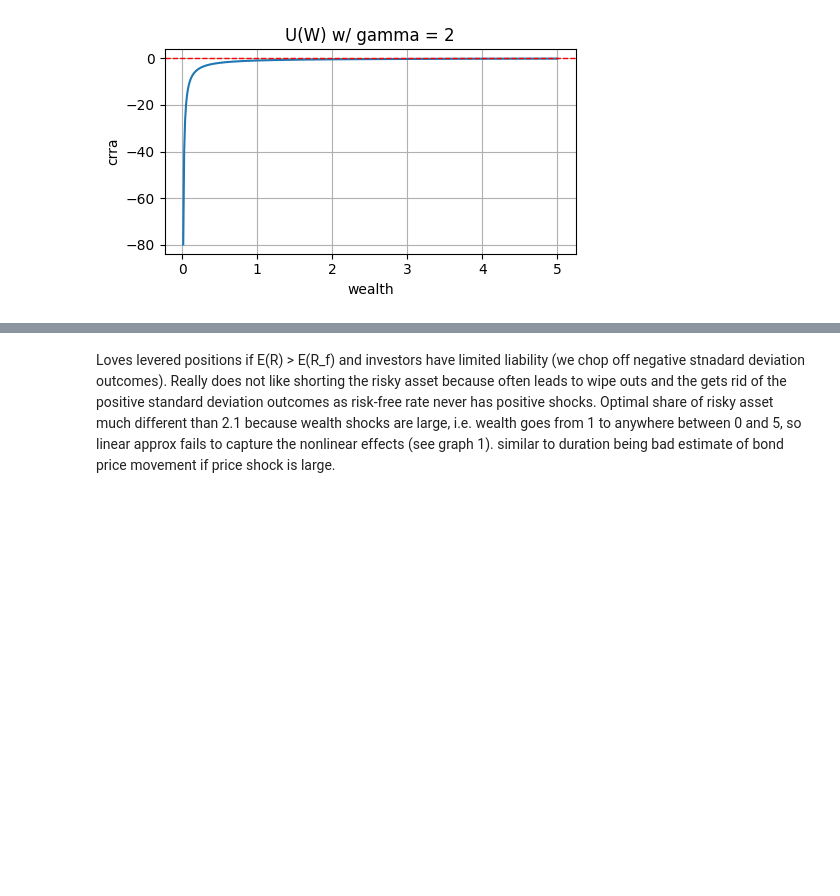
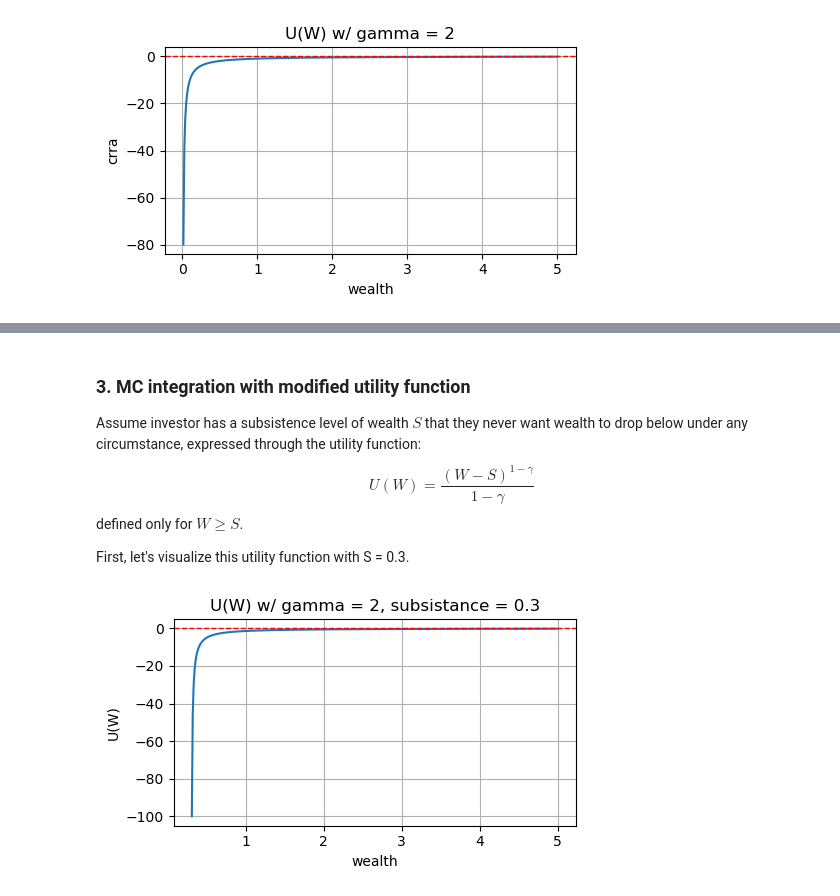
Before and after one commit to wickmanb22/ModernAppliedOptimization, a Jupyter notebook: asset_pricing_hw2.ipynb, the cells around one changed output, grey strips where cells are left out. Cells and saved outputs as stored; diff of their text form; code cells hidden in the pictures; blank space fills up the shorter version.

```diff
--- a/asset_pricing_hw2.ipynb
+++ b/asset_pricing_hw2.ipynb
@@ -161,2 +190,29 @@ plt.grid(True);plt.tight_layout();plt.legend();plt.show()
 # %% [markdown]
-Loves levered positions if E(R) > E(R_f) and investors have limited liability (we chop off negative stnadard deviation outcomes). Really does not like shorting the risky asset because often leads to wipe outs and the gets rid of the positive standard deviation outcomes as risk-free rate never has positive shocks. Optimal share of risky asset much different than 2.1 because wealth shocks are large, i.e. wealth goes from 1 to anywhere between 0 and 5, so linear approx fails to capture the nonlinear effects (see graph 1). similar to duration being bad estimate of bond price movement if price shock is large.
+### 3. MC integration with modified utility function
+
+Assume investor has a subsistence level of wealth $S$ that they never want wealth to drop below under any circumstance, expressed through the utility function:
+   $$U(W) = \frac{(W - S)^{1-\gamma}}{1-\gamma}$$
+ defined only for $W\geq S$.
+
+First, let's visualize this utility function with S = 0.3.
+# %%
+# Subsistence level utility function
+def subsistence_utility(w, s, gamma):
+    if gamma == 1:
+        return np.log(w)  # avoid log(0)
+    else:
+        util_vec = (w - s) ** (1 - gamma) / (1 - gamma)
+        #return  np.where(util_vec < -50, 0, util_vec)
+        return util_vec
+
+# Plot the subsistence utility function with gamma = 2, s = 0.3
+tmp_s = 0.3
+x = np.linspace(0.3 + 1e-2, 5, 400); x = x[x != 0]  # only defined for W >= S
+y_sub = subsistence_utility(x, s=tmp_s, gamma=2)
+plt.figure(figsize=(5,3))
+plt.plot(x, y_sub)
+plt.axhline(0, color='r', linestyle='dashed', linewidth=1)
+plt.xlabel('wealth'); plt.ylabel('U(W)'); plt.title('U(W) w/ gamma = 2, subsistance = 0.3')
+plt.grid(True); plt.tight_layout(); plt.show()
+# %% [output]
+[figure, added]
```
Also changed, not shown: parts of 15 cells of this notebook.
